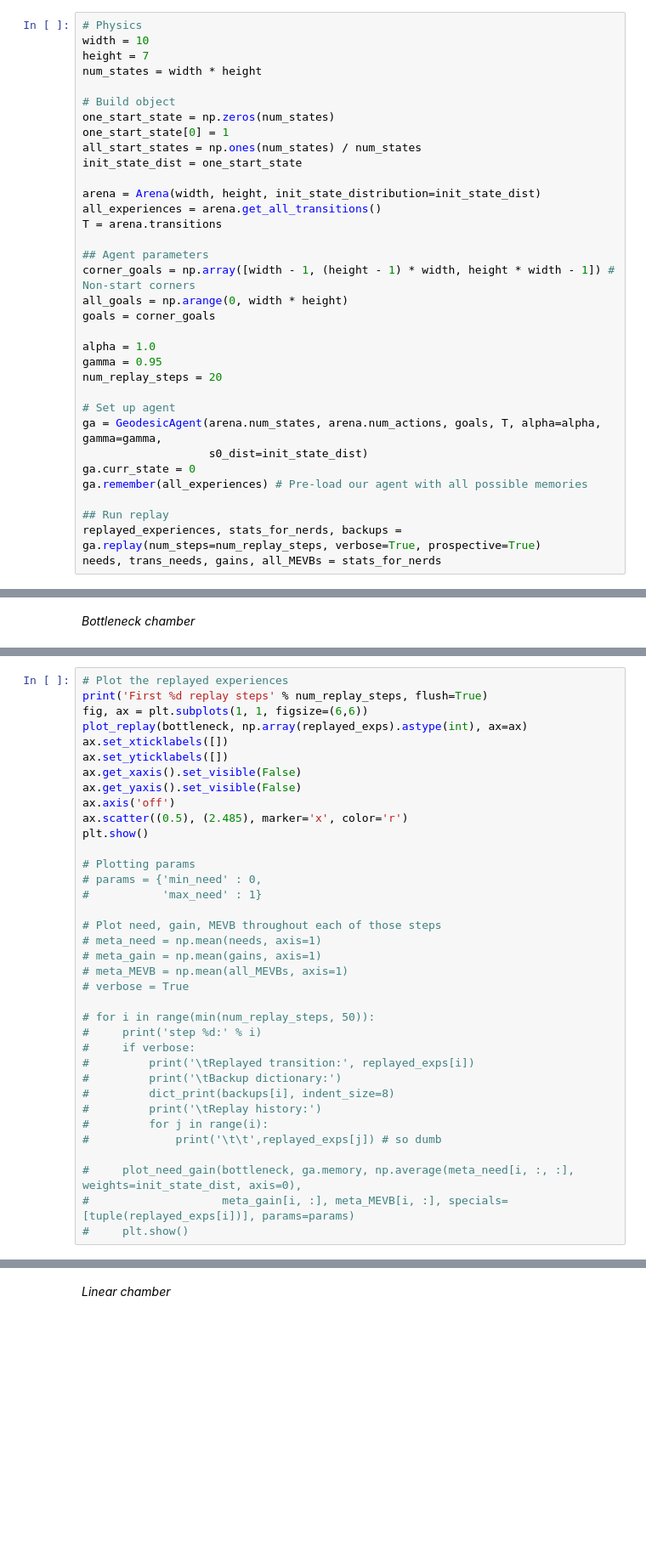
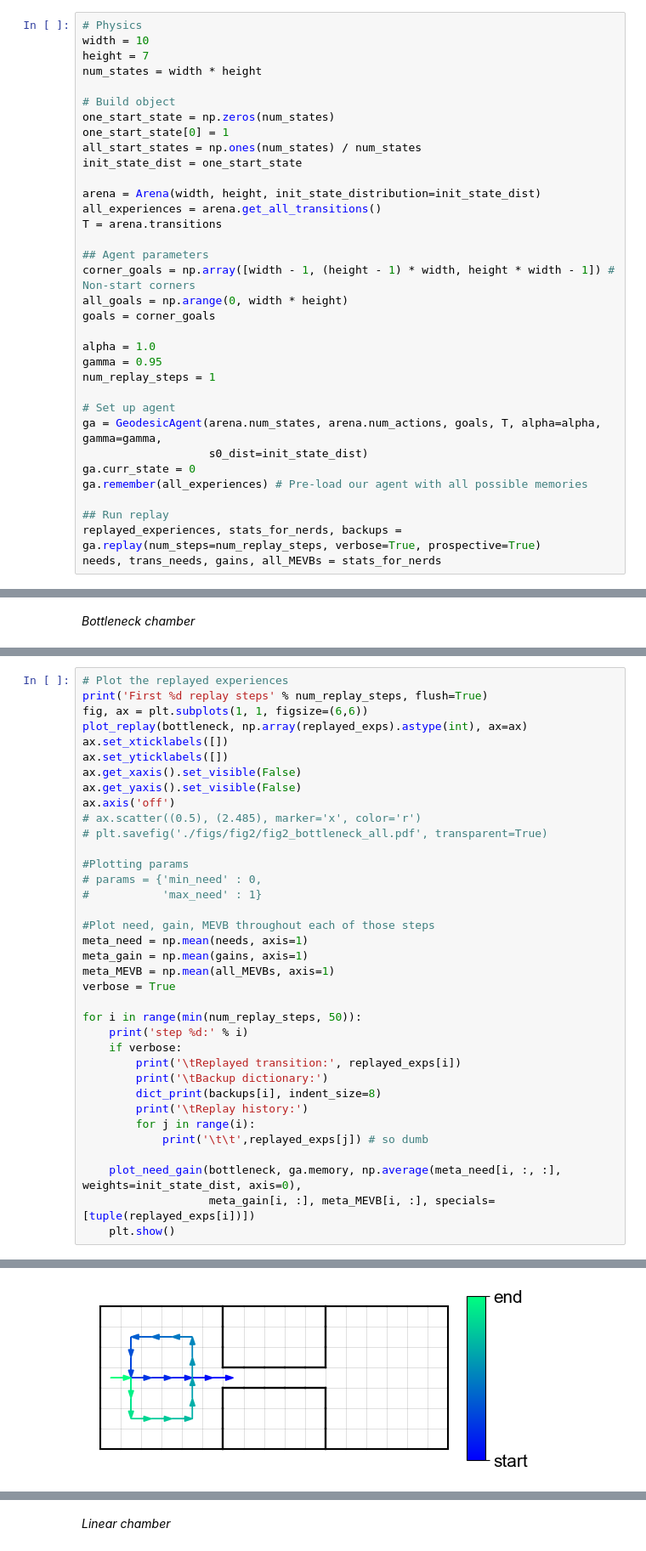
Before and after one commit to Phelixh/prioritisedGeodesic, a Jupyter notebook: Replay.ipynb, the cells around one changed output, grey strips where cells are left out. Shown at 85% size. Saved outputs shown, nothing was run; the diff lists cells and outputs as text; blank space fills up the shorter version.

```diff
--- a/Replay.ipynb
+++ b/Replay.ipynb
@@ -78,7 +211,7 @@ goals = corner_goals
 
 alpha = 1.0
 gamma = 0.95
-num_replay_steps = 20
+num_replay_steps = 1
 
 # Set up agent
 ga = GeodesicAgent(arena.num_states, arena.num_actions, goals, T, alpha=alpha, gamma=gamma,
@@ -186,29 +423,30 @@ ax.set_yticklabels([])
 ax.get_xaxis().set_visible(False)
 ax.get_yaxis().set_visible(False)
 ax.axis('off')
-ax.scatter((0.5), (2.485), marker='x', color='r')
-plt.show()
+# ax.scatter((0.5), (2.485), marker='x', color='r')
+# plt.savefig('./figs/fig2/fig2_bottleneck_all.pdf', transparent=True)
 
-# Plotting params
+#Plotting params
 # params = {'min_need' : 0,
 #           'max_need' : 1}
 
-# Plot need, gain, MEVB throughout each of those steps
-# meta_need = np.mean(needs, axis=1)
-# meta_gain = np.mean(gains, axis=1)
-# meta_MEVB = np.mean(all_MEVBs, axis=1)
-# verbose = True
+#Plot need, gain, MEVB throughout each of those steps
+meta_need = np.mean(needs, axis=1)
+meta_gain = np.mean(gains, axis=1)
+meta_MEVB = np.mean(all_MEVBs, axis=1)
+verbose = True
 
-# for i in range(min(num_replay_steps, 50)):
-#     print('step %d:' % i)
-#     if verbose:
-#         print('\tReplayed transition:', replayed_exps[i])
-#         print('\tBackup dictionary:')
-#         dict_print(backups[i], indent_size=8)
-#         print('\tReplay history:')
-#         for j in range(i):
-#             print('\t\t',replayed_exps[j]) # so dumb
+for i in range(min(num_replay_steps, 50)):
+    print('step %d:' % i)
+    if verbose:
+        print('\tReplayed transition:', replayed_exps[i])
+        print('\tBackup dictionary:')
+        dict_print(backups[i], indent_size=8)
+        print('\tReplay history:')
+        for j in range(i):
+            print('\t\t',replayed_exps[j]) # so dumb
 
-#     plot_need_gain(bottleneck, ga.memory, np.average(meta_need[i, :, :], weights=init_state_dist, axis=0),
-#                    meta_gain[i, :], meta_MEVB[i, :], specials=[tuple(replayed_exps[i])], params=params)
-#     plt.show()
+    plot_need_gain(bottleneck, ga.memory, np.average(meta_need[i, :, :], weights=init_state_dist, axis=0),
+                   meta_gain[i, :], meta_MEVB[i, :], specials=[tuple(replayed_exps[i])])
+    plt.show()
+# %% [output]
@@ -214,0 +459 @@ plt.show()
+[figure, added]
```
Also changed, not shown: parts of 22 cells of this notebook, 14 other files.
